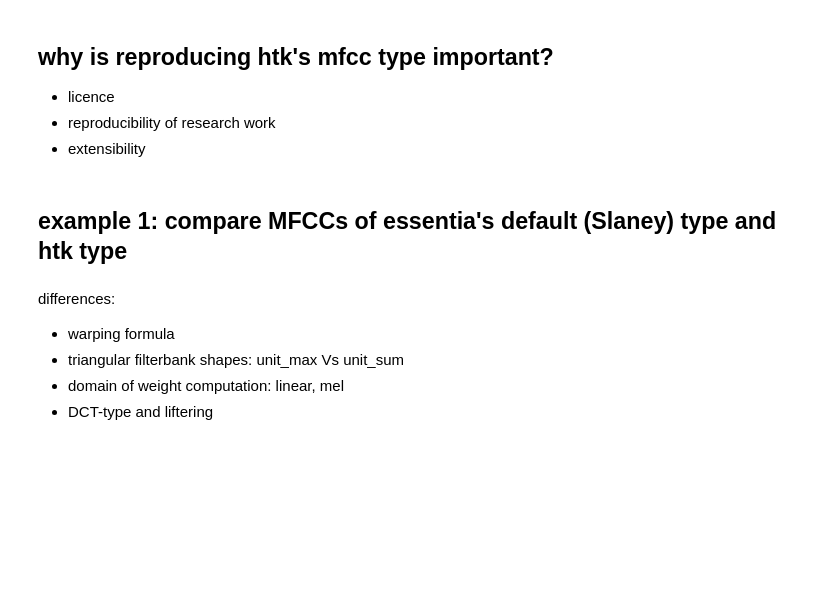
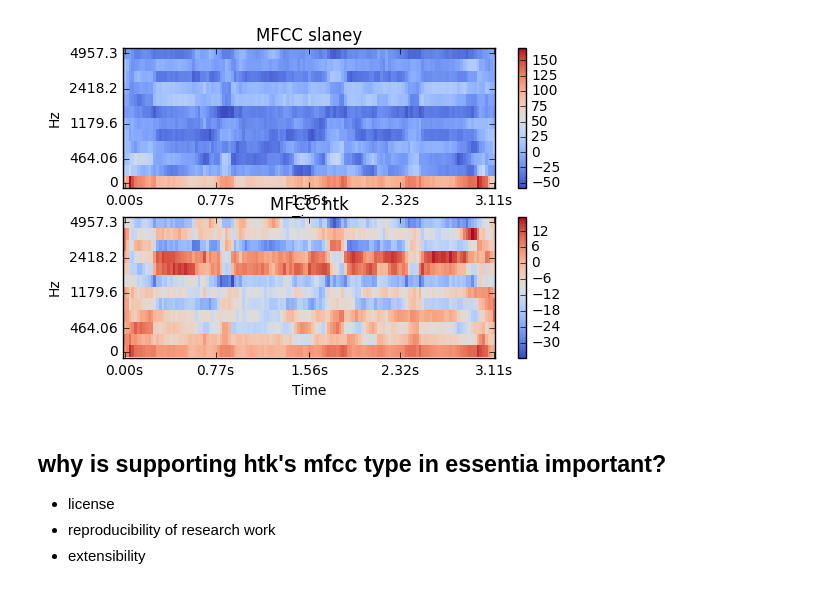
Before and after one commit to georgid/mfcc-htk-an-librosa, a Jupyter notebook: mfcc_parameters_comparison_essentia.ipynb, the cells around one changed output. Cells and saved outputs as stored; diff of their text form; code cells hidden in the pictures; blank space fills up the shorter version.

```diff
--- a/mfcc_parameters_comparison_essentia.ipynb
+++ b/mfcc_parameters_comparison_essentia.ipynb
@@ -0,0 +97,36 @@
+# %%
+# computation
+
+mel_bands_slaney = []
+mfccs_slaney = []
+
+mel_bands_htk = []
+mfccs_htk = []
+
+    # startFromZero = True, validFrameThresholdRatio = 1 : the way htk computes windows
+for frame in ess.FrameGenerator(audio, frameSize = frameSize, hopSize = hopSize):
+
+
+        spect = spectrum(w(frame))
+
+        mel_bands, mfcc_coeffs = mfcc_slaney(spect)
+        mel_bands_slaney.append(mel_bands)
+        mfccs_slaney.append(mfcc_coeffs)
+
+        mel_bands, mfcc_coeffs = mfcc_htk(spect)
+        mel_bands_htk.append(mel_bands)
+        mfccs_htk.append(mfcc_coeffs)
+
+mel_bands_slaney = essentia.array(mel_bands_slaney).T
+mel_bands_htk = essentia.array(mel_bands_htk).T
+
+mfccs_slaney = essentia.array(mfccs_slaney).T
+mfccs_htk = essentia.array(mfccs_htk).T
+# %%
+# visualize mel bands
+
+def visualize_mel_bands(mel_bands, title, which_figure):
+    import librosa
+    plt.subplot(2, 1, which_figure)
+    librosa.display.specshow(mel_bands, sr=44100, hop_length=hopSize, x_axis='time', y_axis='mel', fmax=HIGH_FREQ_BOUND)
+    plt.colorbar(); plt.title(title)
@@ -1,7 +141,12 @@
+# %%
+#### plot mfccs
+visualize_mel_bands(mfccs_slaney[1:,:], 'MFCC slaney', 1) # do not show MFCC 0 (energy)
+visualize_mel_bands(mfccs_htk[1:,:], 'MFCC htk', 2)
+plt.show()
+# %% [output]
+[figure, added]
 # %% [markdown]
-## why is reproducing htk's mfcc type important?
-* licence
+## why is supporting htk's mfcc type in essentia important?
+* license
 * reproducibility of research work
 * extensibility
-# %% [markdown]
-## example 1: compare MFCCs  of essentia's default (Slaney) type and htk type
@@ -35,6 +152,0 @@ spectrum = ess.Spectrum(size = fftSize)
-# %% [markdown]
-differences:
-* warping formula
-* triangular filterbank shapes: unit_max Vs unit_sum
-* domain of weight computation: linear, mel
-* DCT-type and liftering
```
Also changed, not shown: parts of 15 cells of this notebook, 2 other files.
